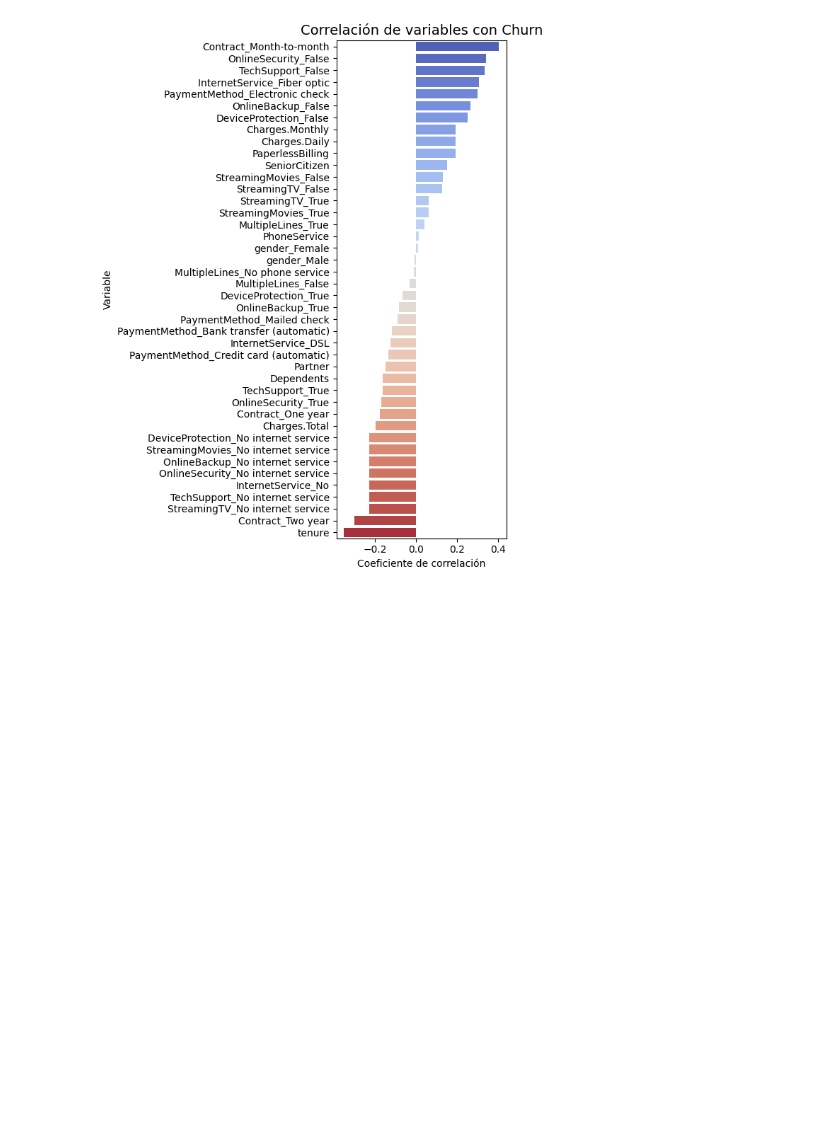
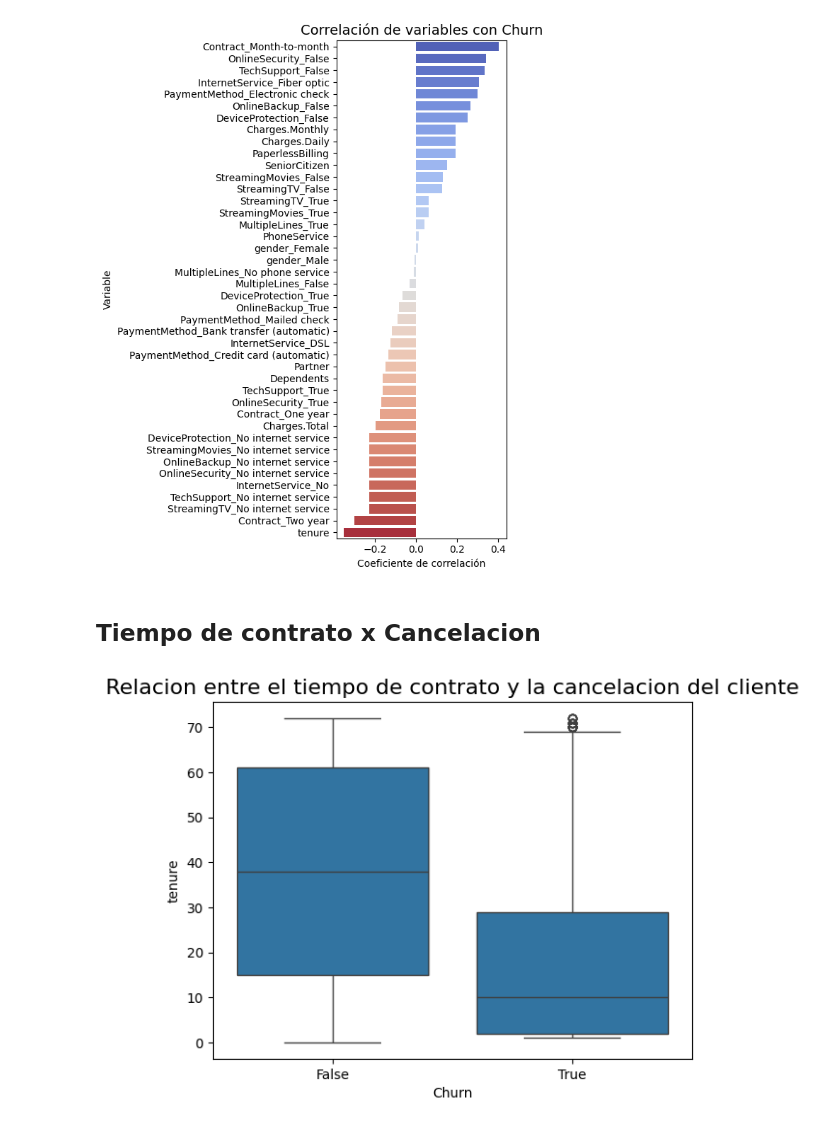
Before and after one commit to lukitasmois/TelecomX_LATAM_2, a Jupyter notebook: TelexomX_parte2_Latam.ipynb, the cells around one changed output. Saved outputs shown, nothing was run; the diff lists cells and outputs as text; code cells hidden in the pictures; blank space fills up the shorter version.

Commit message:
Observo como se relacionan diferentes variables con la cancelacion

```diff
--- a/TelexomX_parte2_Latam.ipynb
+++ b/TelexomX_parte2_Latam.ipynb
@@ -171,3 +171,11 @@ Passing `palette` without assigning `hue` is deprecated and will be removed in v
 
   sns.barplot(x=correlacion_churn.values, y=correlacion_churn.index, palette='coolwarm')
 [figure]
+# %% [markdown]
+## Tiempo de contrato x Cancelacion
+# %%
+sns.boxplot(x='Churn', y='tenure', data=datos)
+plt.title('Relacion entre el tiempo de contrato y la cancelacion del cliente', fontdict={'fontsize': 16})
+plt.show()
+# %% [output]
+[figure, added]
```
Also changed, not shown: parts of 2 cells of this notebook.
